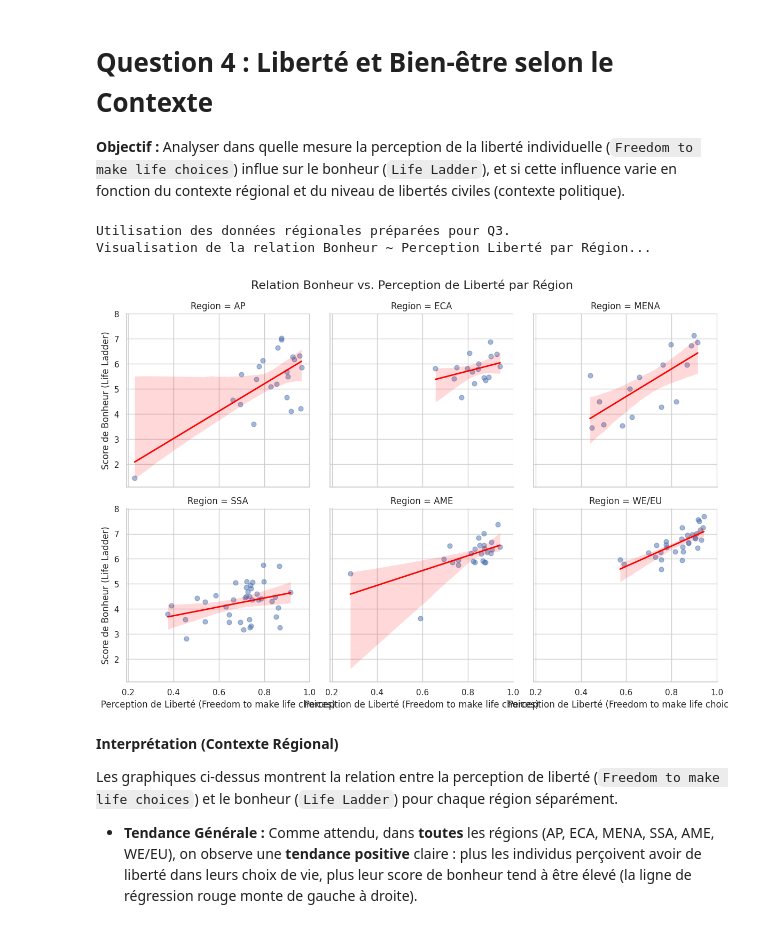
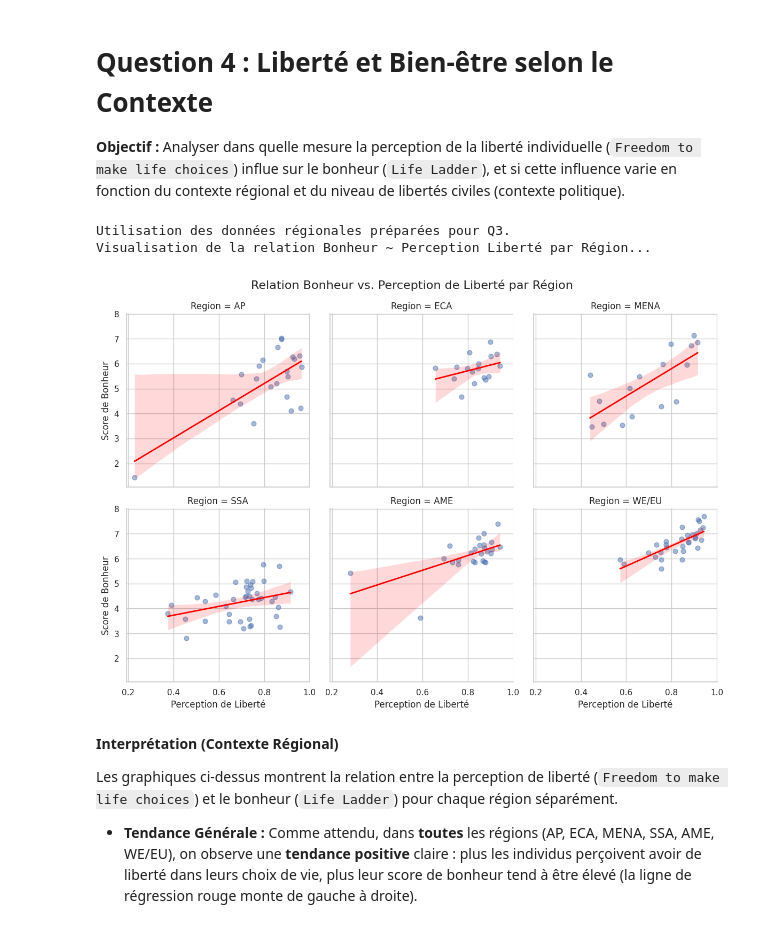
Before and after one commit to Rayane0001/world-happiness-analysis, a Jupyter notebook: analyse_rayane.ipynb, the cells around one changed output. Drawn from its saved outputs; the diff is of its cells as text; code cells hidden in the pictures.

```diff
--- a/analyse_rayane.ipynb
+++ b/analyse_rayane.ipynb
@@ -395,35 +395,35 @@ Les graphiques à barres produits ci-dessus révèlent des disparités régional
 
 # Vérifier si les données régionales de Q3 existent
 q3_data_exists = 'df_regional_data' in locals() and not df_regional_data.empty
 
 if q3_data_exists:
     print("Utilisation des données régionales préparées pour Q3.")
     print("Visualisation de la relation Bonheur ~ Perception Liberté par Région...")
 
     # Utiliser lmplot pour créer un graphique par région (faceting)
     # lmplot crée la figure elle-même
     g = sns.lmplot(
         data=df_regional_data,
         x='Freedom to make life choices',
         y='Life Ladder',
         col='Region',        # Une colonne de graphiques par région
         col_wrap=3,          # Nombre de graphiques par ligne
         height=4,            # Hauteur de chaque graphique
         scatter_kws={'alpha': 0.5, 's': 40},
         line_kws={'color': 'red', 'linewidth': 2}
     )
 
     g.fig.suptitle('Relation Bonheur vs. Perception de Liberté par Région', y=1.03, fontsize=16)
-    g.set_axis_labels('Perception de Liberté (Freedom to make life choices)', 'Score de Bonheur (Life Ladder)')
+    g.set_axis_labels('Perception de Liberté', 'Score de Bonheur')
     plt.show()
 
 else:
      print("Les données régionales ('df_regional_data') n'ont pas été créées ou sont vides.")
      print("Assurez-vous d'avoir exécuté la Cellule 11 (Q3) avec succès.")
 # %% [output]
 Utilisation des données régionales préparées pour Q3.
 Visualisation de la relation Bonheur ~ Perception Liberté par Région...
-[figure, old version]
+[figure, new version]
 # %% [markdown]
 **Interprétation (Contexte Régional)**
 
```
Also changed, not shown: parts of 5 cells of this notebook.
